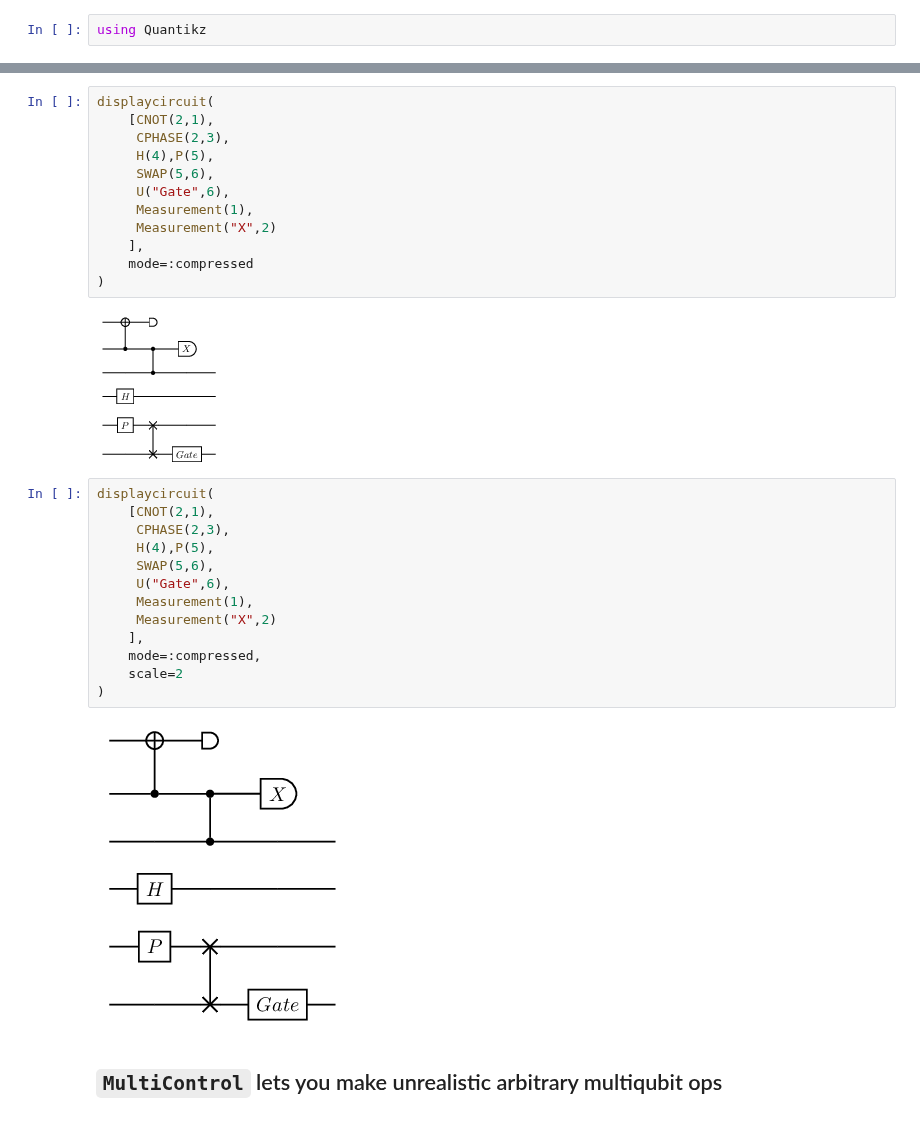
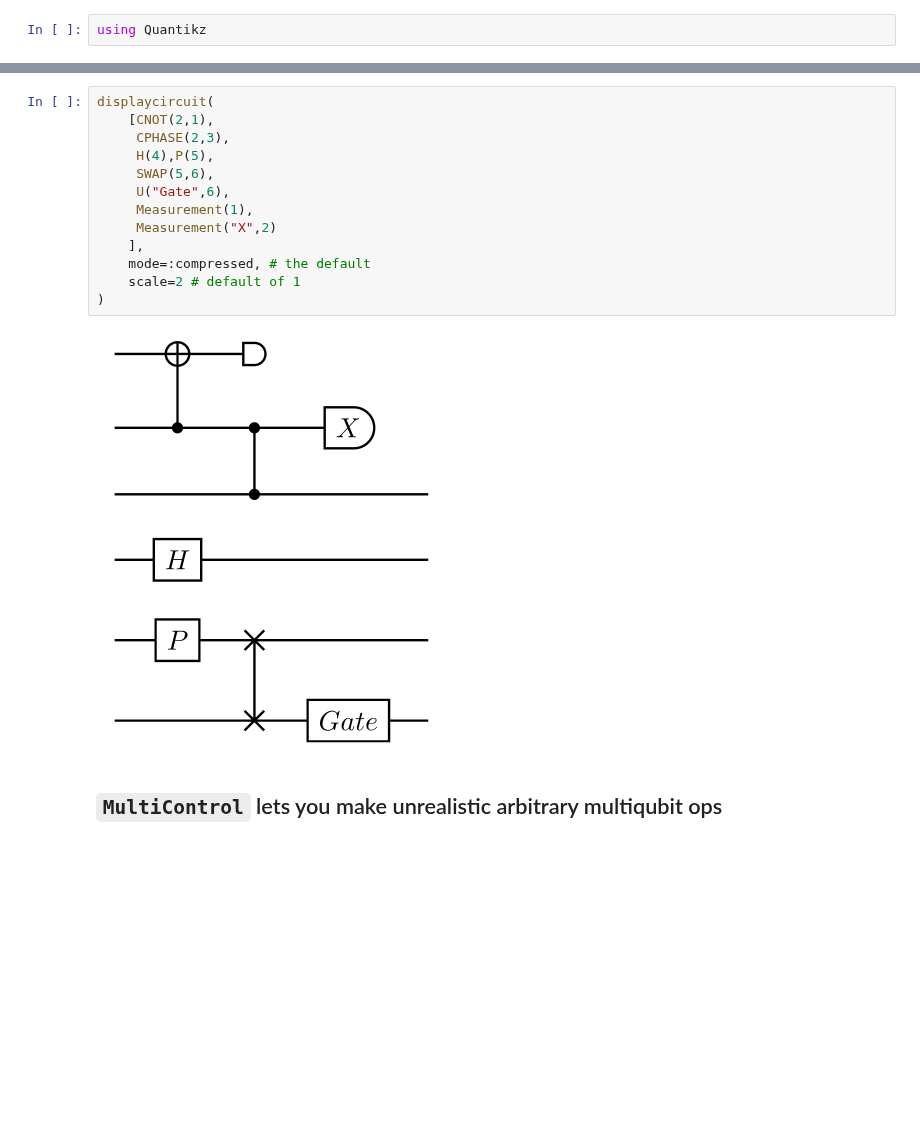
Before and after one commit to QuantumSavory/Quantikz.jl, a Jupyter notebook: Quantikz.ipynb, the cells around one changed output, grey strips where cells are left out. Saved outputs shown, nothing was run; the diff lists cells and outputs as text; blank space fills up the shorter version.

```diff
--- a/Quantikz.ipynb
+++ b/Quantikz.ipynb
@@ -17,32 +33,18 @@ displaycircuit(
 # %%
 displaycircuit(
     [CNOT(2,1),
      CPHASE(2,3),
      H(4),P(5),
      SWAP(5,6),
      U("Gate",6),
      Measurement(1),
      Measurement("X",2)
     ],
-    mode=:compressed
+    mode=:compressed, # the default
+    scale=2 # default of 1
 )
 # %% [output]
-[figure, old version]
+[figure, new version]
-# %%
-displaycircuit(
-    [CNOT(2,1),
-     CPHASE(2,3),
-     H(4),P(5),
-     SWAP(5,6),
-     U("Gate",6),
-     Measurement(1),
-     Measurement("X",2)
-    ],
-    mode=:compressed,
-    scale=2
-)
-# %% [output]
-[figure, removed]
 # %% [markdown]
 ## `MultiControl` lets you make unrealistic arbitrary multiqubit ops
 # %%
```
Also changed, not shown: parts of 7 cells of this notebook, 1 other file.
